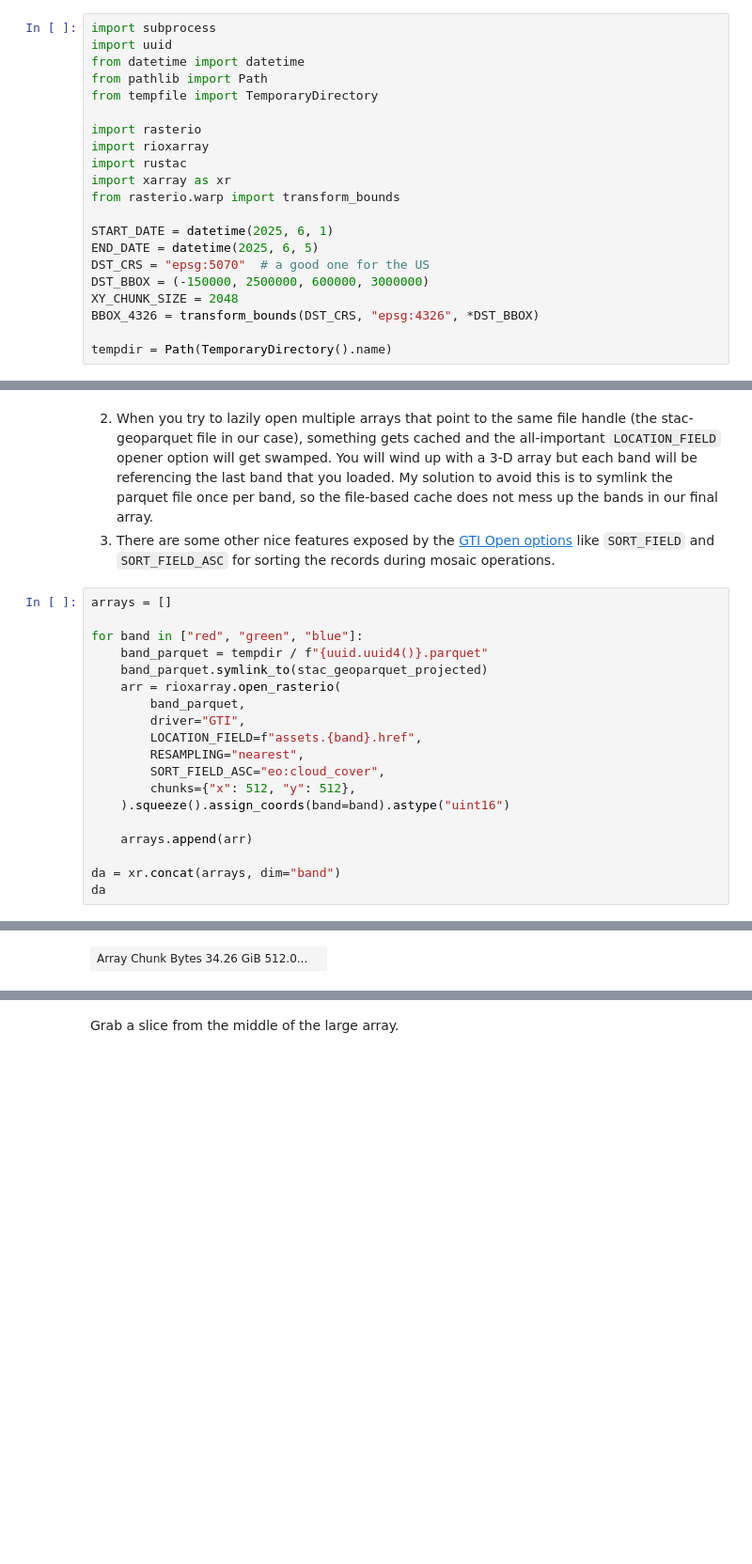
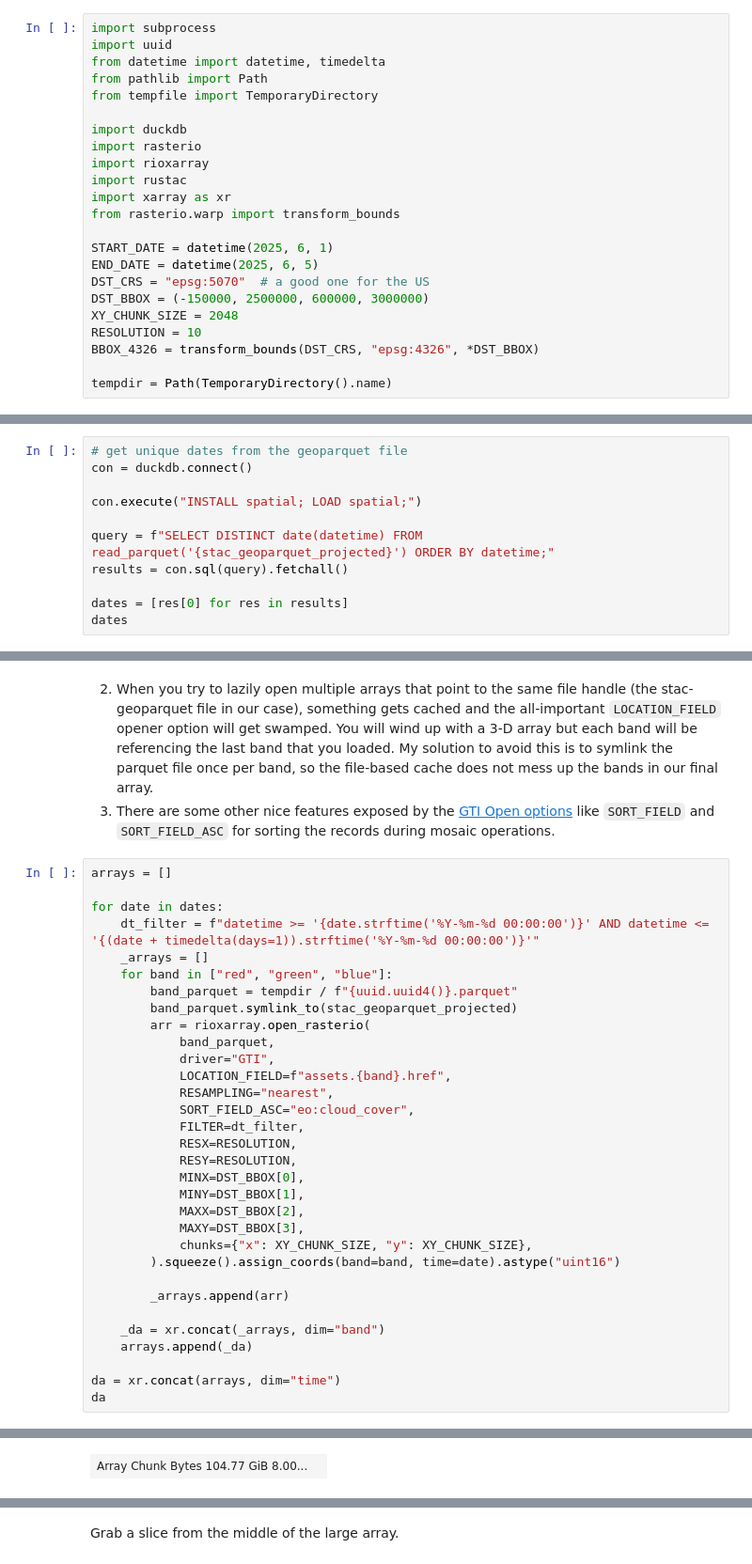
Before and after one commit to hrodmn/stac-gti-xarray, a Jupyter notebook: demo.ipynb, the cells around one changed output, grey strips where cells are left out. Shown at 94% size. Cells and saved outputs as stored; diff of their text form; blank space fills up the shorter version.

```diff
--- a/demo.ipynb
+++ b/demo.ipynb
@@ -5,10 +5,11 @@ The goal is to use rustac to query STAC records, write them to a STAC (geo)parqu
 # %%
 import subprocess
 import uuid
-from datetime import datetime
+from datetime import datetime, timedelta
 from pathlib import Path
 from tempfile import TemporaryDirectory
 
+import duckdb
 import rasterio
 import rioxarray
 import rustac
@@ -20,6 +21,7 @@ END_DATE = datetime(2025, 6, 5)
 DST_CRS = "epsg:5070"  # a good one for the US
 DST_BBOX = (-150000, 2500000, 600000, 3000000)
 XY_CHUNK_SIZE = 2048
+RESOLUTION = 10
 BBOX_4326 = transform_bounds(DST_CRS, "epsg:4326", *DST_BBOX)
 
 tempdir = Path(TemporaryDirectory().name)
@@ -47,0 +50,11 @@ writing STAC items to /tmp/tmpja0o5cce/items.parquet
+# %%
+# get unique dates from the geoparquet file
+con = duckdb.connect()
+
+con.execute("INSTALL spatial; LOAD spatial;")
+
+query = f"SELECT DISTINCT date(datetime) FROM read_parquet('{stac_geoparquet_projected}') ORDER BY datetime;"
+results = con.sql(query).fetchall()
+
+dates = [res[0] for res in results]
+dates
@@ -55,20 +74,33 @@ This works lazily, which is great, but it is quirky:
 # %%
 arrays = []
 
-for band in ["red", "green", "blue"]:
-    band_parquet = tempdir / f"{uuid.uuid4()}.parquet"
-    band_parquet.symlink_to(stac_geoparquet_projected)
-    arr = rioxarray.open_rasterio(
-        band_parquet,
-        driver="GTI",
-        LOCATION_FIELD=f"assets.{band}.href",
-        RESAMPLING="nearest",
-        SORT_FIELD_ASC="eo:cloud_cover",
-        chunks={"x": 512, "y": 512},
-    ).squeeze().assign_coords(band=band).astype("uint16")
+for date in dates:
+    dt_filter = f"datetime >= '{date.strftime('%Y-%m-%d 00:00:00')}' AND datetime <= '{(date + timedelta(days=1)).strftime('%Y-%m-%d 00:00:00')}'"
+    _arrays = []
+    for band in ["red", "green", "blue"]:
+        band_parquet = tempdir / f"{uuid.uuid4()}.parquet"
+        band_parquet.symlink_to(stac_geoparquet_projected)
+        arr = rioxarray.open_rasterio(
+            band_parquet,
+            driver="GTI",
+            LOCATION_FIELD=f"assets.{band}.href",
+            RESAMPLING="nearest",
+            SORT_FIELD_ASC="eo:cloud_cover",
+            FILTER=dt_filter,
+            RESX=RESOLUTION,
+            RESY=RESOLUTION,
+            MINX=DST_BBOX[0],
+            MINY=DST_BBOX[1],
+            MAXX=DST_BBOX[2],
+            MAXY=DST_BBOX[3],
+            chunks={"x": XY_CHUNK_SIZE, "y": XY_CHUNK_SIZE},
+        ).squeeze().assign_coords(band=band, time=date).astype("uint16")
 
-    arrays.append(arr)
+        _arrays.append(arr)
 
-da = xr.concat(arrays, dim="band")
+    _da = xr.concat(_arrays, dim="band")
+    arrays.append(_da)
+
+da = xr.concat(arrays, dim="time")
 da
 # %% [output]
@@ -81 +114 @@ dask.array<chunksize=(1, 512, 512), meta=np.ndarray>
-| Array Chunk Bytes 34.26 GiB 512.0... |  |
+| Array Chunk Bytes 104.77 GiB 8.00... |  |
```
Also changed, not shown: parts of 5 cells of this notebook, 3 other files.
